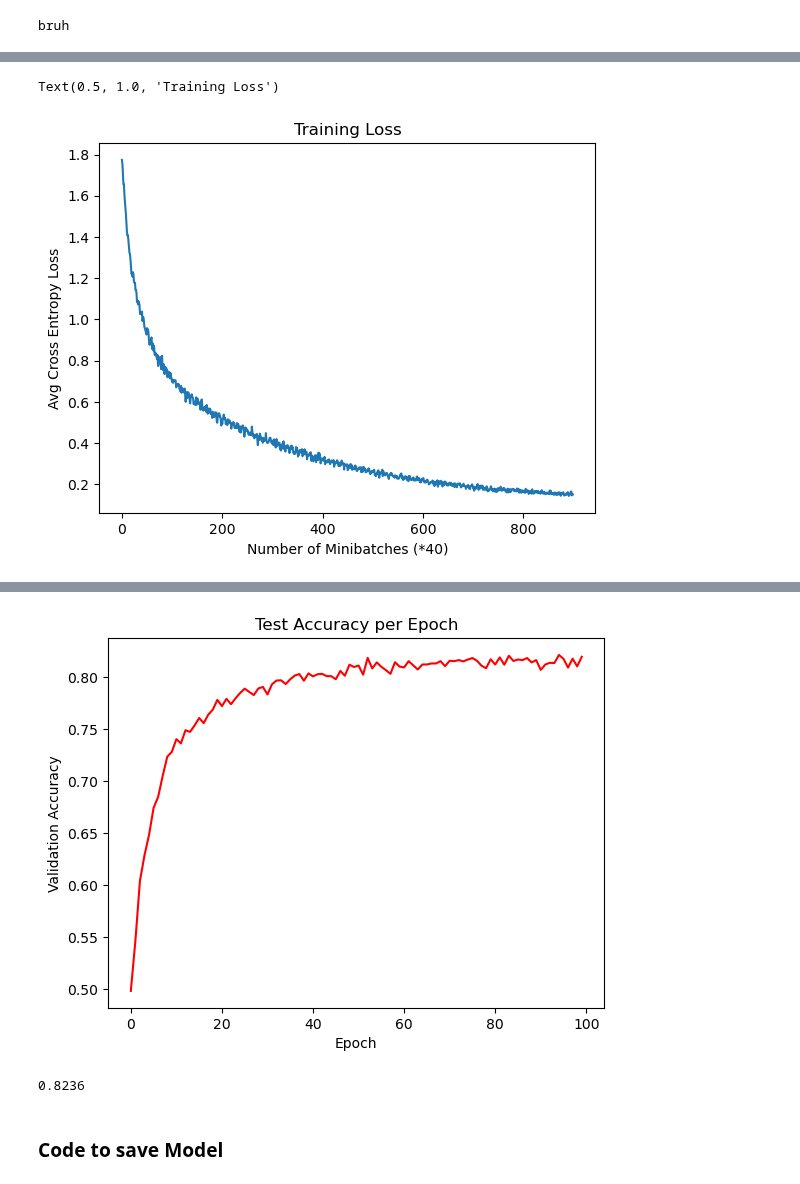
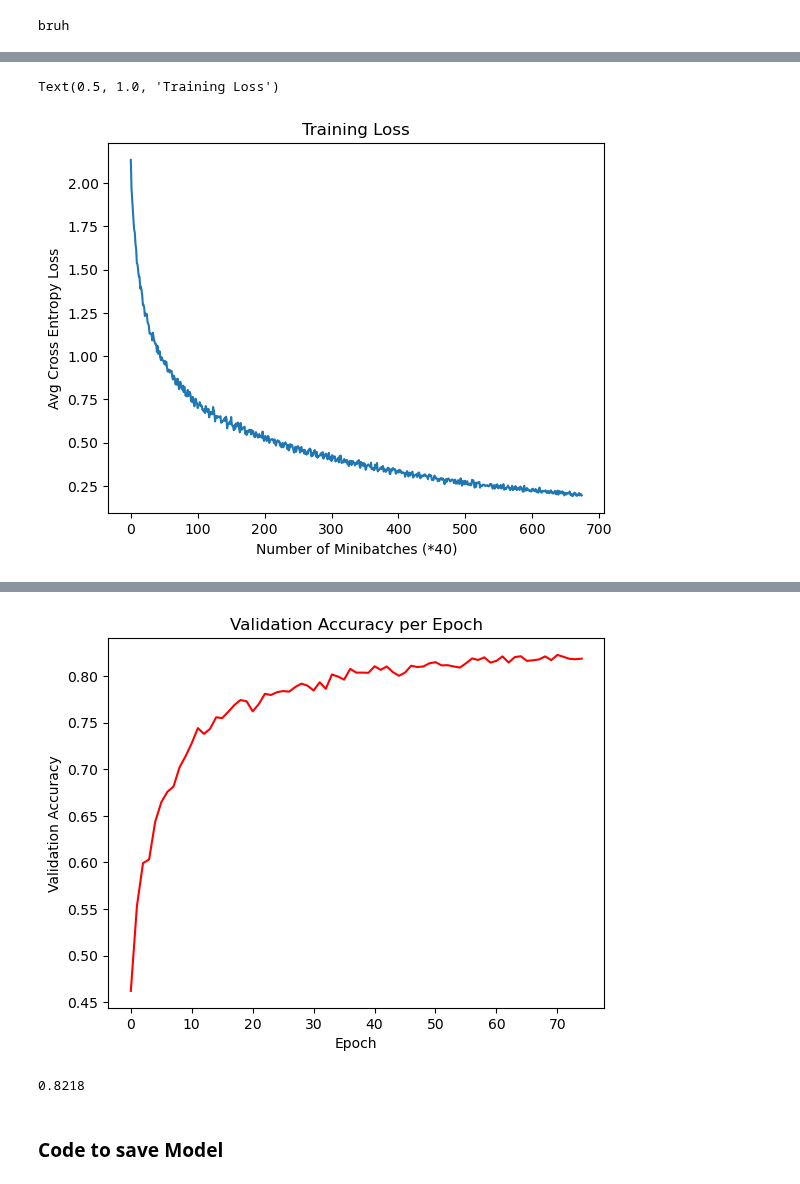
Before and after one commit to MARCI-UTK/EDS4AI, a Jupyter notebook: CNN.ipynb, the cells around one changed output, grey strips where cells are left out. Drawn from its saved outputs; the diff is of its cells as text; code cells hidden in the pictures.

Commit message:
added triple 0.5 dropout 82.2% accuracy

```diff
--- a/CNN.ipynb
+++ b/CNN.ipynb
@@ -158,47 +158,49 @@ class CNN(nn.Module):
             nn.Conv2d(3, 96, 3, padding=1),
             nn.BatchNorm2d(num_features=96),
             nn.ReLU(),
-            nn.Dropout(0.2),
+            #nn.Dropout(0.2),
         )
 
         self.ConvBlock2 =  torch.nn.Sequential(
             nn.Conv2d(96, 96, 3,padding=1),
             nn.BatchNorm2d(num_features=96),
             nn.ReLU(),
-            nn.Dropout(0.3),
+            #nn.Dropout(0.3),
         )
 
         self.PoolBlock1 = torch.nn.Sequential(
             nn.Conv2d(96, 96, 3, stride=2),
             nn.BatchNorm2d(num_features=96),
             nn.ReLU(),
+            nn.Dropout()
         )
 
         self.ConvBlock3 = torch.nn.Sequential(
             nn.Conv2d(96, 192, 3, padding=1),
             nn.BatchNorm2d(num_features=192),
             nn.ReLU(),
-            nn.Dropout(0.3),
+            #nn.Dropout(0.3),
         )
 
         self.ConvBlock4 = torch.nn.Sequential(
             nn.Conv2d(192, 192, 3, padding=1),
             nn.BatchNorm2d(num_features=192),
             nn.ReLU(),
-            nn.Dropout(0.2),
+            #nn.Dropout(0.2),
         )
 
         self.PoolBlock2 = torch.nn.Sequential(
             nn.Conv2d(192, 192, 3, stride=2),
             nn.BatchNorm2d(num_features=192),
             nn.ReLU(),
+            nn.Dropout()
         )
 
         self.ConvBlock5 = torch.nn.Sequential(
             nn.Conv2d(192, 192, 3, padding=1),
             nn.BatchNorm2d(num_features=192),
             nn.ReLU(),
-            nn.Dropout(),
+            #nn.Dropout(),
         )
 
         self.LinLayer1 = torch.nn.Sequential(
@@ -355,7 +357,7 @@ criterion = nn.CrossEntropyLoss()
 optimizer = torch.optim.SGD(model.parameters(), lr=0.05, weight_decay=0.001)
 scheduler = StepLR(optimizer, step_size=1, gamma=0.97)
 # %%
-epoch_number = 100
+epoch_number = 75
 
 
 
@@ -439,11 +441,11 @@ p.set_ylabel("Avg Cross Entropy Loss")
 p.set_title("Training Loss")
 # %% [output]
 Text(0.5, 1.0, 'Training Loss')
-[figure, old version]
+[figure, new version]
 # %%
 dic2 = {'Validation Accuracy':val_accuracy_list, 'Epoch':epoch_range_list}
 df2 = pd.DataFrame(data=dic2)
 
 p2 = sns.lineplot(data=df2, x='Epoch', y='Validation Accuracy', color='red')
-p2.set_title('Test Accuracy per Epoch')
+p2.set_title('Validation Accuracy per Epoch')
 # %% [output]
@@ -451,4 +453,4 @@ Text(0.5, 1.0, 'Test Accuracy per Epoch')
-[figure, old version]
+[figure, new version]
 # %%
 test_single_image = False
 
@@ -476,7 +478,7 @@ if (test_single_image):
 
 calculate_accuracy(model, testloader)
 # %% [output]
-0.8236
+0.8218
 # %% [markdown]
 ### Code to save Model
 # %%
```
Also changed, not shown: parts of 3 cells of this notebook.
